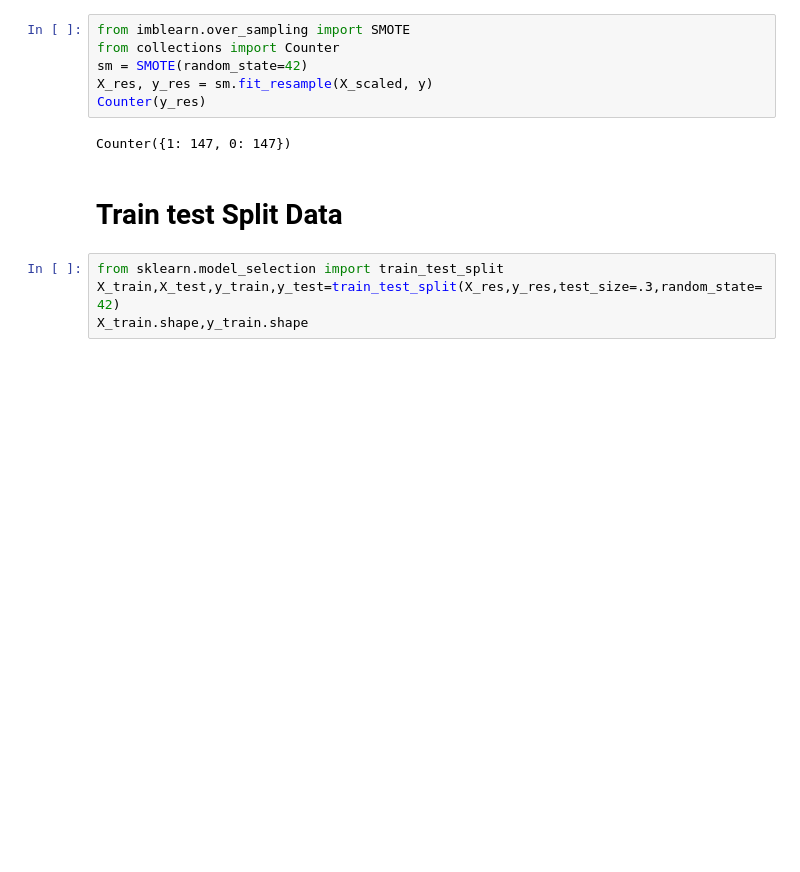
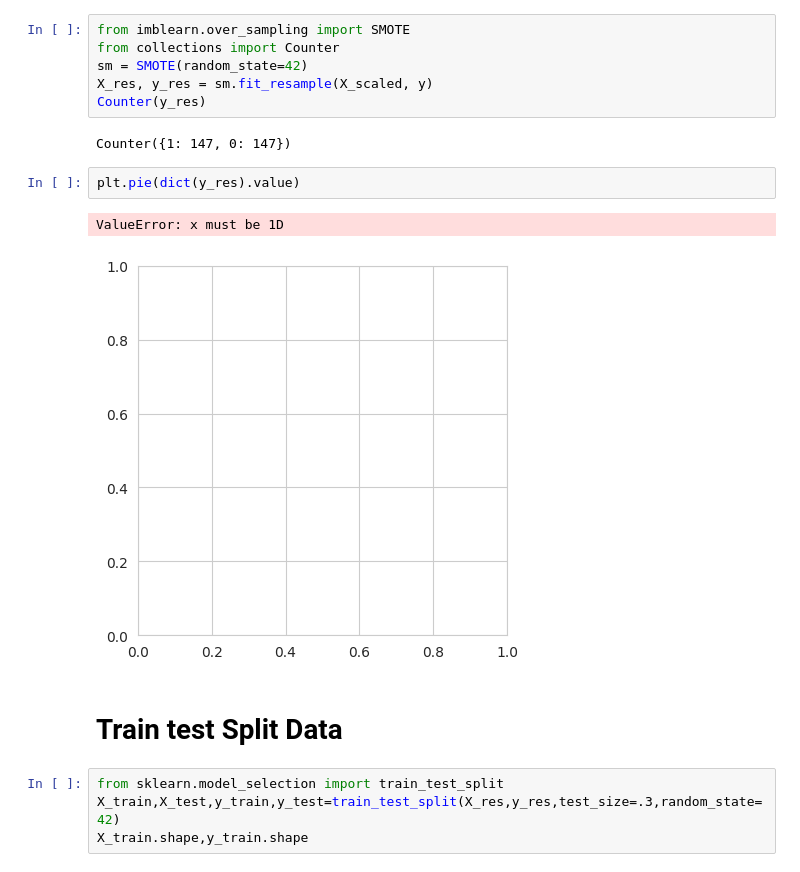
Before and after one commit to kayabaakihiko13/Project-Statiska-multivariate, a Jupyter notebook: parkinson_disease.ipynb, the cells around one changed output. Saved outputs shown, nothing was run; the diff lists cells and outputs as text; blank space fills up the shorter version.

```diff
--- a/parkinson_disease.ipynb
+++ b/parkinson_disease.ipynb
@@ -245,6 +245,11 @@ X_res, y_res = sm.fit_resample(X_scaled, y)
 Counter(y_res)
 # %% [output]
 Counter({1: 147, 0: 147})
+# %%
+plt.pie(dict(y_res).value)
+# %% [output]
+ValueError: x must be 1D
+[figure, added]
 # %% [markdown]
 # Train test Split Data
 # %%
```
Also changed, not shown: parts of 1 cell of this notebook.
